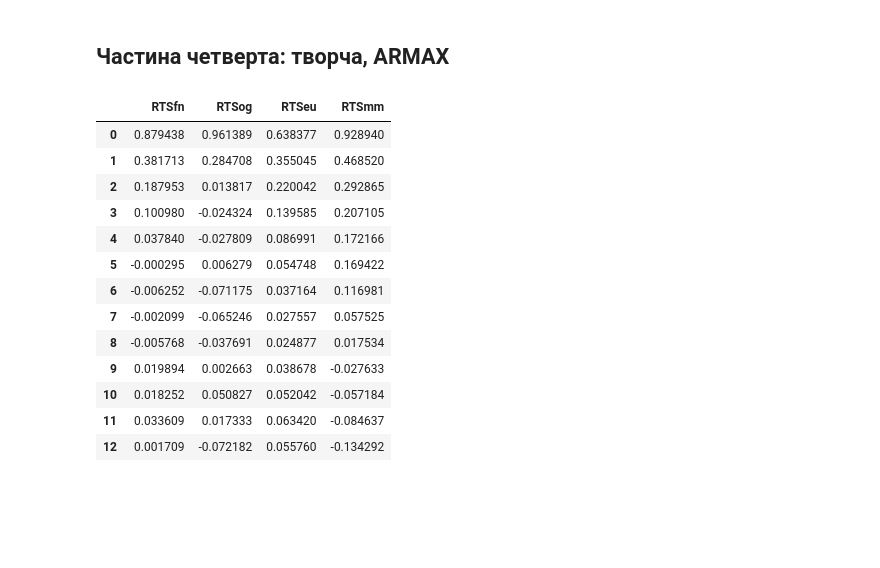
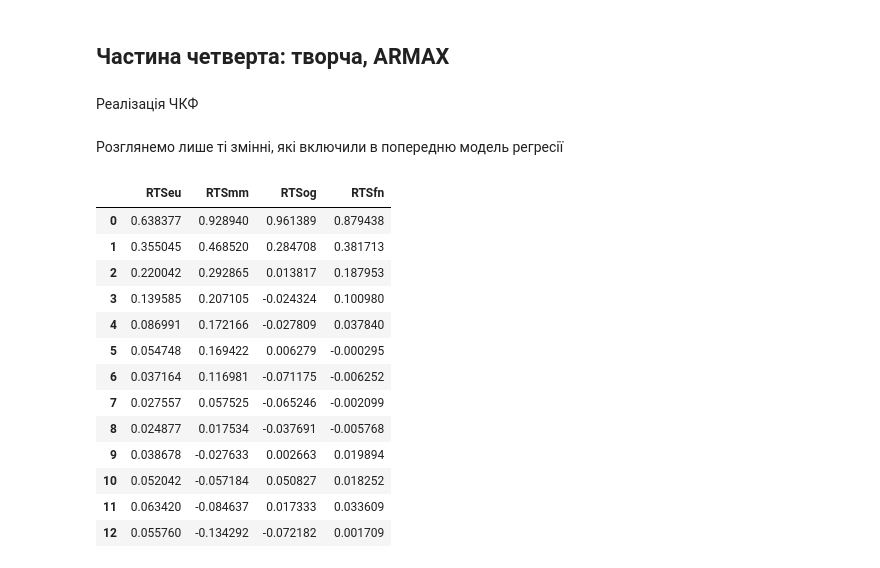
Before and after one commit to andrii0yerko/timeseries_iasa, a Jupyter notebook: lab3.ipynb, the cells around one changed output. Cells and saved outputs as stored; diff of their text form; code cells hidden in the pictures; blank space fills up the shorter version.

```diff
--- a/lab3.ipynb
+++ b/lab3.ipynb
@@ -392,6 +392,8 @@ Notes:
 strong multicollinearity or other numerical problems.
 # %% [markdown]
 ## Частина четверта: творча, ARMAX
+# %% [markdown]
+Реалізація ЧКФ
 # %%
 import statsmodels.tsa.tsatools as tsa
 
@@ -408,20 +410,23 @@ def PCF(y, x, maxlag=None):
             phi[k, j] = phi[k-1, j] - phi[k, k]*phi[k-1, k-1-j]
             phi[j, k] = phi[k, j]
     return np.diag(phi)
-
-X.iloc[:,1:].apply(lambda x: PCF(y, x, 12))
-# %% [output]
-|  | RTSfn | RTSog | RTSeu | RTSmm |
-| 0 | 0.879438 | 0.961389 | 0.638377 | 0.928940 |
-| 1 | 0.381713 | 0.284708 | 0.355045 | 0.468520 |
-| 2 | 0.187953 | 0.013817 | 0.220042 | 0.292865 |
-| 3 | 0.100980 | -0.024324 | 0.139585 | 0.207105 |
-| 4 | 0.037840 | -0.027809 | 0.086991 | 0.172166 |
-| 5 | -0.000295 | 0.006279 | 0.054748 | 0.169422 |
-| 6 | -0.006252 | -0.071175 | 0.037164 | 0.116981 |
-| 7 | -0.002099 | -0.065246 | 0.027557 | 0.057525 |
-| 8 | -0.005768 | -0.037691 | 0.024877 | 0.017534 |
-| 9 | 0.019894 | 0.002663 | 0.038678 | -0.027633 |
-| 10 | 0.018252 | 0.050827 | 0.052042 | -0.057184 |
-| 11 | 0.033609 | 0.017333 | 0.063420 | -0.084637 |
-| 12 | 0.001709 | -0.072182 | 0.055760 | -0.134292 |
+# %% [markdown]
+Розглянемо лише ті змінні, які включили в попередню модель регресії
+# %%
+pcf = X.iloc[:,1:].apply(lambda x: PCF(y, x, 12))
+pcf
+# %% [output]
+|  | RTSeu | RTSmm | RTSog | RTSfn |
+| 0 | 0.638377 | 0.928940 | 0.961389 | 0.879438 |
+| 1 | 0.355045 | 0.468520 | 0.284708 | 0.381713 |
+| 2 | 0.220042 | 0.292865 | 0.013817 | 0.187953 |
+| 3 | 0.139585 | 0.207105 | -0.024324 | 0.100980 |
+| 4 | 0.086991 | 0.172166 | -0.027809 | 0.037840 |
+| 5 | 0.054748 | 0.169422 | 0.006279 | -0.000295 |
+| 6 | 0.037164 | 0.116981 | -0.071175 | -0.006252 |
+| 7 | 0.027557 | 0.057525 | -0.065246 | -0.002099 |
+| 8 | 0.024877 | 0.017534 | -0.037691 | -0.005768 |
+| 9 | 0.038678 | -0.027633 | 0.002663 | 0.019894 |
+| 10 | 0.052042 | -0.057184 | 0.050827 | 0.018252 |
+| 11 | 0.063420 | -0.084637 | 0.017333 | 0.033609 |
+| 12 | 0.055760 | -0.134292 | -0.072182 | 0.001709 |
```
Also changed, not shown: parts of 6 cells of this notebook.
